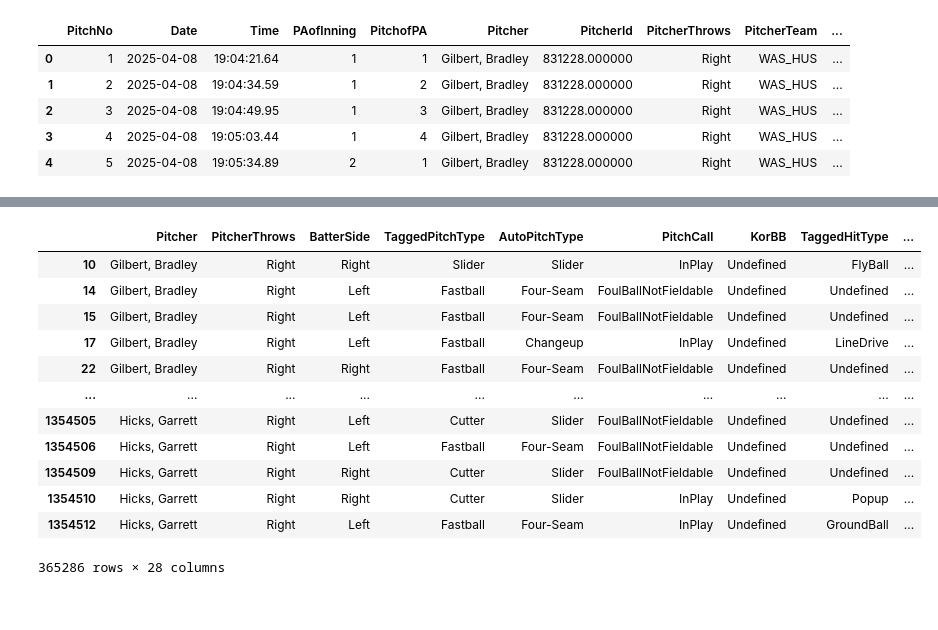
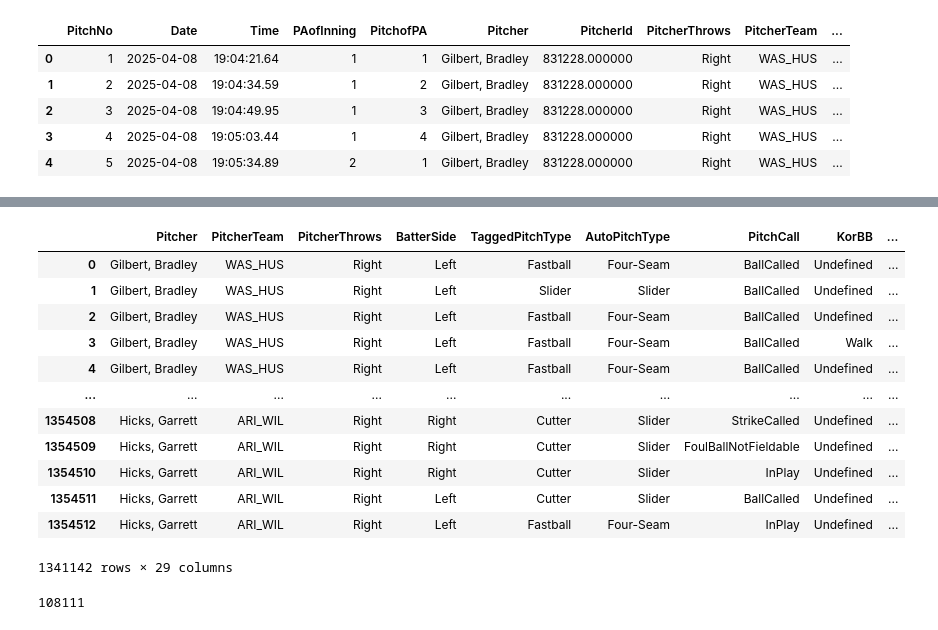
Before and after one commit to jackkalsched/UCSD_Baseball_25, a Jupyter notebook: Hitting/expected_metrics/expected_metrics.ipynb, the cells around one changed output, grey strips where cells are left out. Drawn from its saved outputs; the diff is of its cells as text; code cells hidden in the pictures.

```diff
--- a/Hitting/expected_metrics/expected_metrics.ipynb
+++ b/Hitting/expected_metrics/expected_metrics.ipynb
@@ -35,3 +36,7 @@ master_trackman.head()
 | 2 | 3 | 2025-04-08 | 19:04:49.95 | 1 | 3 | Gilbert, Bradley | 831228.000000 | Right | WAS_HUS | ... |
 | 3 | 4 | 2025-04-08 | 19:05:03.44 | 1 | 4 | Gilbert, Bradley | 831228.000000 | Right | WAS_HUS | ... |
 | 4 | 5 | 2025-04-08 | 19:05:34.89 | 2 | 1 | Gilbert, Bradley | 831228.000000 | Right | WAS_HUS | ... |
+# %%
+## checking for duplicates in merged files
+master_trackman = master_trackman.drop_duplicates(subset = ['PitchUID'])
+master_trackman.shape[0]
@@ -38,18 +61,22 @@ master_trackman.head()
 # %%
-necessary_data = master_trackman[['Pitcher', 'PitcherThrows', 'BatterSide', 'TaggedPitchType', 'AutoPitchType', 'PitchCall', 'KorBB', 'TaggedHitType', 'PlayResult', 'OutsOnPlay', 'RunsScored', 'RelSpeed', 'SpinRate', 'Tilt', 'RelHeight', 'RelSide', 'Extension', 'InducedVertBreak', 'HorzBreak', 'PlateLocHeight', 'PlateLocSide', 'ExitSpeed', 'Angle', 'Direction', 'Distance', 'Bearing', 'HangTime', 'PitchUID']]
-necessary_data = necessary_data.dropna(subset = ['ExitSpeed', 'Angle', 'TaggedHitType', 'PitchCall', 'PlayResult'])
+necessary_data = master_trackman[['Pitcher', 'PitcherTeam','PitcherThrows', 'BatterSide', 'TaggedPitchType', 'AutoPitchType', 'PitchCall', 'KorBB', 'TaggedHitType', 'PlayResult', 'OutsOnPlay', 'RunsScored', 'RelSpeed', 'SpinRate', 'Tilt', 'RelHeight', 'RelSide', 'Extension', 'InducedVertBreak', 'HorzBreak', 'PlateLocHeight', 'PlateLocSide', 'ExitSpeed', 'Angle', 'Direction', 'Distance', 'Bearing', 'HangTime', 'PitchUID']]
+necessary_data = necessary_data.dropna(subset = ['PitchCall', 'PlayResult'])
 necessary_data
 # %% [output]
-|  | Pitcher | PitcherThrows | BatterSide | TaggedPitchType | AutoPitchType | PitchCall | KorBB | TaggedHitType | ... |
-| 10 | Gilbert, Bradley | Right | Right | Slider | Slider | InPlay | Undefined | FlyBall | ... |
-| 14 | Gilbert, Bradley | Right | Left | Fastball | Four-Seam | FoulBallNotFieldable | Undefined | Undefined | ... |
-| 15 | Gilbert, Bradley | Right | Left | Fastball | Four-Seam | FoulBallNotFieldable | Undefined | Undefined | ... |
-| 17 | Gilbert, Bradley | Right | Left | Fastball | Changeup | InPlay | Undefined | LineDrive | ... |
-| 22 | Gilbert, Bradley | Right | Right | Fastball | Four-Seam | FoulBallNotFieldable | Undefined | Undefined | ... |
+|  | Pitcher | PitcherTeam | PitcherThrows | BatterSide | TaggedPitchType | AutoPitchType | PitchCall | KorBB | ... |
+| 0 | Gilbert, Bradley | WAS_HUS | Right | Left | Fastball | Four-Seam | BallCalled | Undefined | ... |
+| 1 | Gilbert, Bradley | WAS_HUS | Right | Left | Slider | Slider | BallCalled | Undefined | ... |
+| 2 | Gilbert, Bradley | WAS_HUS | Right | Left | Fastball | Four-Seam | BallCalled | Undefined | ... |
+| 3 | Gilbert, Bradley | WAS_HUS | Right | Left | Fastball | Four-Seam | BallCalled | Walk | ... |
+| 4 | Gilbert, Bradley | WAS_HUS | Right | Left | Fastball | Four-Seam | BallCalled | Undefined | ... |
 | ... | ... | ... | ... | ... | ... | ... | ... | ... | ... |
-| 1354505 | Hicks, Garrett | Right | Left | Cutter | Slider | FoulBallNotFieldable | Undefined | Undefined | ... |
-| 1354506 | Hicks, Garrett | Right | Left | Fastball | Four-Seam | FoulBallNotFieldable | Undefined | Undefined | ... |
-| 1354509 | Hicks, Garrett | Right | Right | Cutter | Slider | FoulBallNotFieldable | Undefined | Undefined | ... |
-| 1354510 | Hicks, Garrett | Right | Right | Cutter | Slider | InPlay | Undefined | Popup | ... |
-| 1354512 | Hicks, Garrett | Right | Left | Fastball | Four-Seam | InPlay | Undefined | GroundBall | ... |
+| 1354508 | Hicks, Garrett | ARI_WIL | Right | Right | Cutter | Slider | StrikeCalled | Undefined | ... |
+| 1354509 | Hicks, Garrett | ARI_WIL | Right | Right | Cutter | Slider | FoulBallNotFieldable | Undefined | ... |
+| 1354510 | Hicks, Garrett | ARI_WIL | Right | Right | Cutter | Slider | InPlay | Undefined | ... |
+| 1354511 | Hicks, Garrett | ARI_WIL | Right | Left | Cutter | Slider | BallCalled | Undefined | ... |
+| 1354512 | Hicks, Garrett | ARI_WIL | Right | Left | Fastball | Four-Seam | InPlay | Undefined | ... |
-365286 rows × 28 columns
+1341142 rows × 29 columns
+# %%
+necessary_data[necessary_data['KorBB'] != 'Undefined'].shape[0]
+# %% [output]
+108111
```
Also changed, not shown: parts of 14 cells of this notebook, 1 other file.
